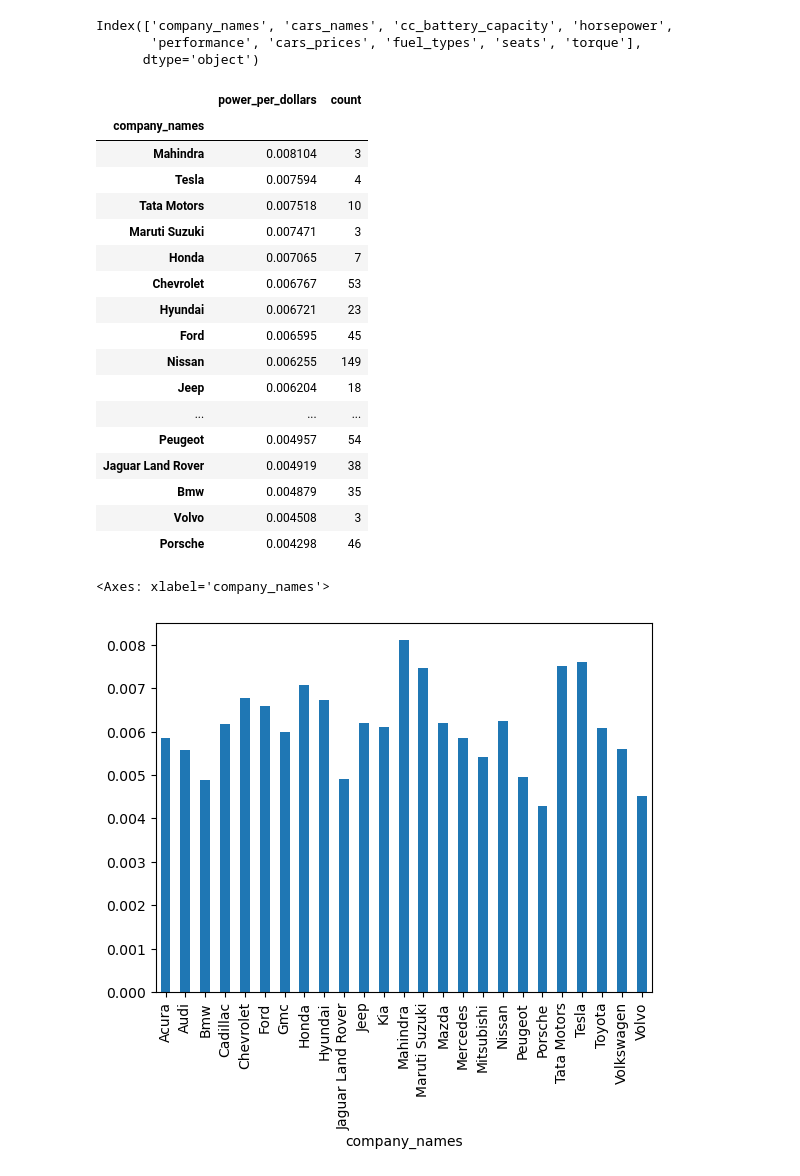
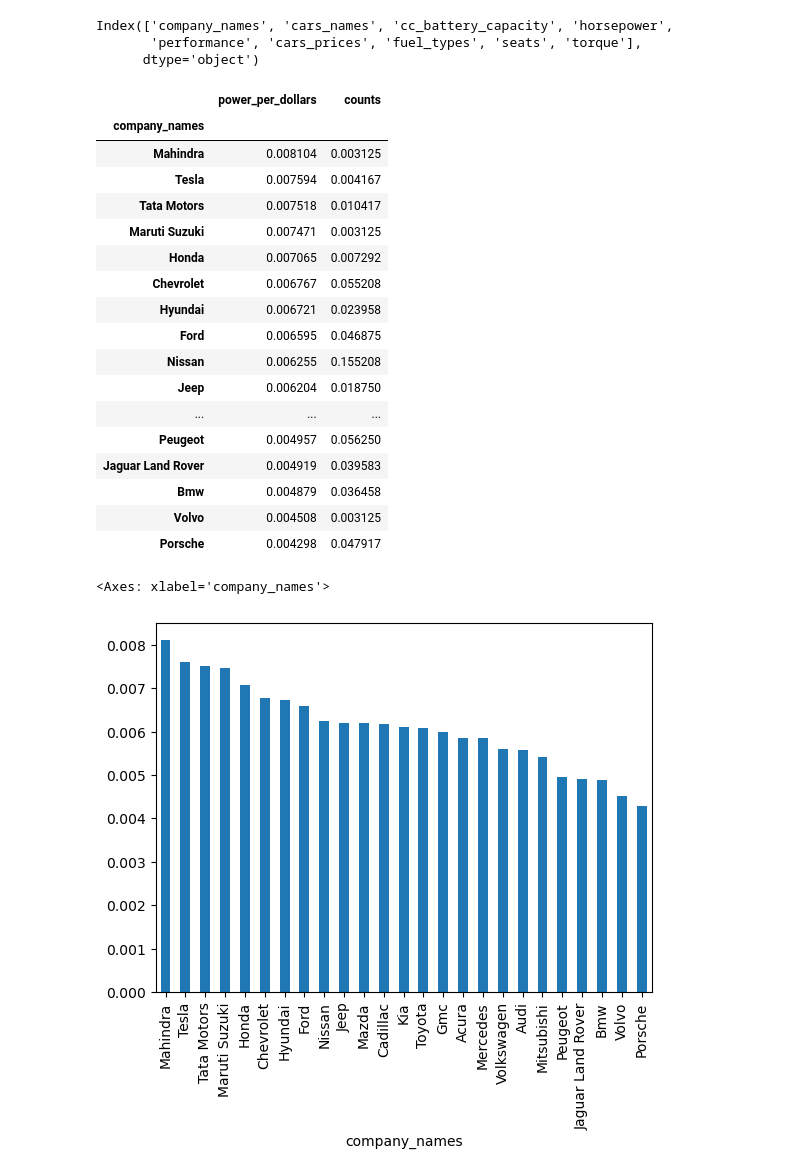
Before and after one commit to Wazard/GruppoX-Car-Analysis, a Jupyter notebook: car_analysis_mario.ipynb, the cells around one changed output. Saved outputs shown, nothing was run; the diff lists cells and outputs as text; code cells hidden in the pictures.

```diff
--- a/car_analysis_mario.ipynb
+++ b/car_analysis_mario.ipynb
@@ -734,7 +734,7 @@ power_per_dollars_per_company = pd.pivot_table(                # torna a tabella
             aggfunc="mean"
         )
 # Conteggio elementi per marca
-count_per_company = clean_df.groupby("company_names").size().to_frame("counts")
+count_per_company = clean_df.groupby("company_names").size().to_frame("counts") / len(clean_df)
 
 # Unione (merge sugli indici)
 power_per_dollars_per_company = power_per_dollars_per_company.join(count_per_company)
@@ -746,26 +746,26 @@ power_per_dollars_per_company = power_per_dollars_per_company.sort_values(
 
 power_per_dollars_per_company
 # %% [output]
-|  | power_per_dollars | count |
+|  | power_per_dollars | counts |
 | company_names |  |  |
-| Mahindra | 0.008104 | 3 |
-| Tesla | 0.007594 | 4 |
-| Tata Motors | 0.007518 | 10 |
-| Maruti Suzuki | 0.007471 | 3 |
-| Honda | 0.007065 | 7 |
-| Chevrolet | 0.006767 | 53 |
-| Hyundai | 0.006721 | 23 |
-| Ford | 0.006595 | 45 |
-| Nissan | 0.006255 | 149 |
-| Jeep | 0.006204 | 18 |
+| Mahindra | 0.008104 | 0.003125 |
+| Tesla | 0.007594 | 0.004167 |
+| Tata Motors | 0.007518 | 0.010417 |
+| Maruti Suzuki | 0.007471 | 0.003125 |
+| Honda | 0.007065 | 0.007292 |
+| Chevrolet | 0.006767 | 0.055208 |
+| Hyundai | 0.006721 | 0.023958 |
+| Ford | 0.006595 | 0.046875 |
+| Nissan | 0.006255 | 0.155208 |
+| Jeep | 0.006204 | 0.018750 |
 | ... | ... | ... |
-| Peugeot | 0.004957 | 54 |
-| Jaguar Land Rover | 0.004919 | 38 |
-| Bmw | 0.004879 | 35 |
-| Volvo | 0.004508 | 3 |
-| Porsche | 0.004298 | 46 |
+| Peugeot | 0.004957 | 0.056250 |
+| Jaguar Land Rover | 0.004919 | 0.039583 |
+| Bmw | 0.004879 | 0.036458 |
+| Volvo | 0.004508 | 0.003125 |
+| Porsche | 0.004298 | 0.047917 |
 # %%
-power_per_dollars_per_company.plot.bar()
+power_per_dollars_per_company["power_per_dollars"].plot.bar()
 # %% [output]
 <Axes: xlabel='company_names'>
-[figure, old version]
+[figure, new version]
```
